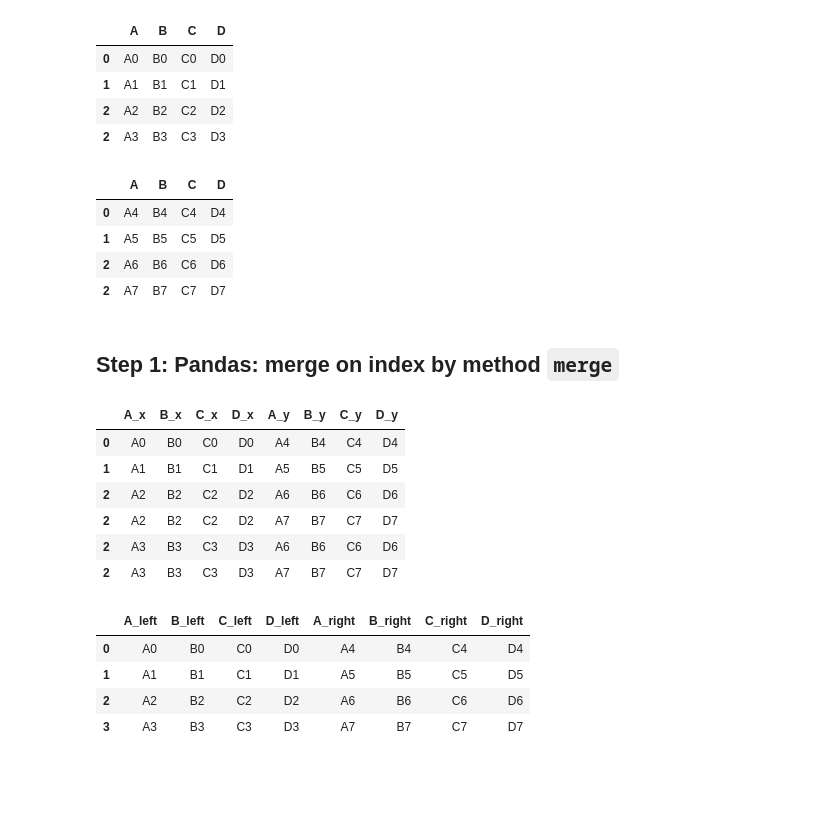
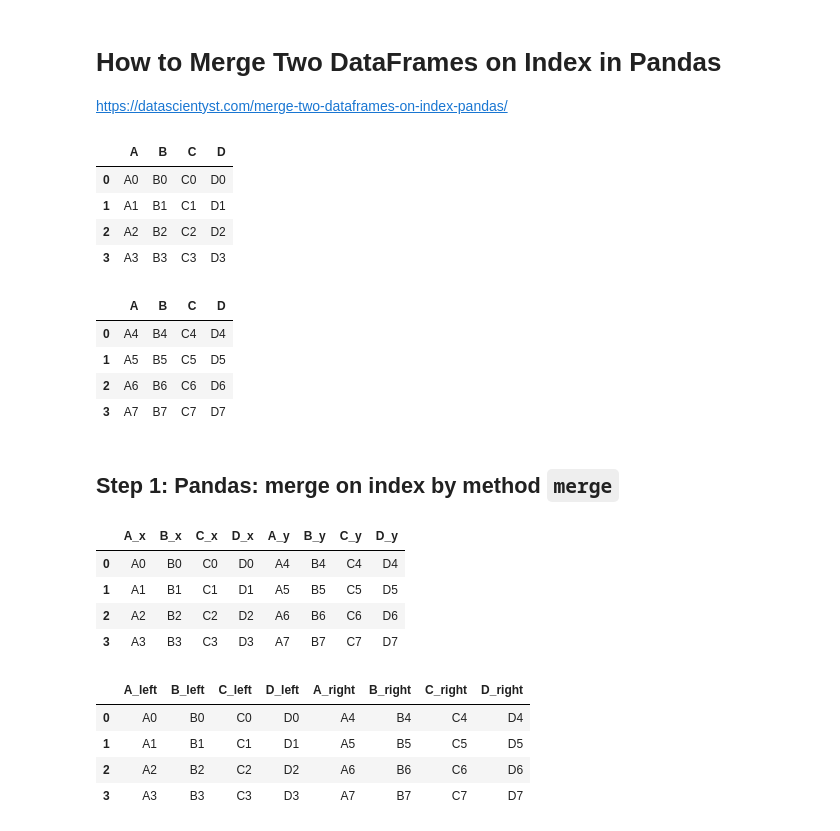
Before and after one commit to softhints/Pandas-Tutorials, a Jupyter notebook: merge/merge-two-dataframes-on-index-pandas.ipynb, the cells around one changed output. Drawn from its saved outputs; the diff is of its cells as text; code cells hidden in the pictures; blank space fills up the shorter version.

```diff
--- a/merge/merge-two-dataframes-on-index-pandas.ipynb
+++ b/merge/merge-two-dataframes-on-index-pandas.ipynb
@@ -3,37 +1,42 @@ How to Merge two dataframes by index IN pandas
+# %% [markdown]
+# How to Merge Two DataFrames on Index in Pandas
+
+https://datascientyst.com/merge-two-dataframes-on-index-pandas/
 # %%
 import pandas as pd
 df1 = pd.DataFrame(
     {
         "A": ["A0", "A1", "A2", "A3"],
         "B": ["B0", "B1", "B2", "B3"],
         "C": ["C0", "C1", "C2", "C3"],
         "D": ["D0", "D1", "D2", "D3"],
     },
     index=[0, 1, 2, 3],
 )
 display(df1)
 
 
 df2 = pd.DataFrame(
     {
         "A": ["A4", "A5", "A6", "A7"],
         "B": ["B4", "B5", "B6", "B7"],
         "C": ["C4", "C5", "C6", "C7"],
         "D": ["D4", "D5", "D6", "D7"],
     },
-    index=[0, 1, 2, 2],
+    index=[0, 1, 2, 3],
 )
+display(df2)
 # %% [output]
 |  | A | B | C | D |
 | 0 | A0 | B0 | C0 | D0 |
 | 1 | A1 | B1 | C1 | D1 |
 | 2 | A2 | B2 | C2 | D2 |
-| 2 | A3 | B3 | C3 | D3 |
+| 3 | A3 | B3 | C3 | D3 |
 |  | A | B | C | D |
 | 0 | A4 | B4 | C4 | D4 |
 | 1 | A5 | B5 | C5 | D5 |
 | 2 | A6 | B6 | C6 | D6 |
-| 2 | A7 | B7 | C7 | D7 |
+| 3 | A7 | B7 | C7 | D7 |
 # %% [markdown]
 ## Step 1: Pandas: merge on index by method `merge`
 # %%
@@ -44,9 +47,7 @@ df_m
 | 0 | A0 | B0 | C0 | D0 | A4 | B4 | C4 | D4 |
 | 1 | A1 | B1 | C1 | D1 | A5 | B5 | C5 | D5 |
 | 2 | A2 | B2 | C2 | D2 | A6 | B6 | C6 | D6 |
-| 2 | A2 | B2 | C2 | D2 | A7 | B7 | C7 | D7 |
-| 2 | A3 | B3 | C3 | D3 | A6 | B6 | C6 | D6 |
-| 2 | A3 | B3 | C3 | D3 | A7 | B7 | C7 | D7 |
+| 3 | A3 | B3 | C3 | D3 | A7 | B7 | C7 | D7 |
 # %%
 df_m = pd.merge(df1, df2, left_index=True, right_index=True, suffixes=('_left', '_right'))
 df_m
```
Also changed, not shown: parts of 6 cells of this notebook.
